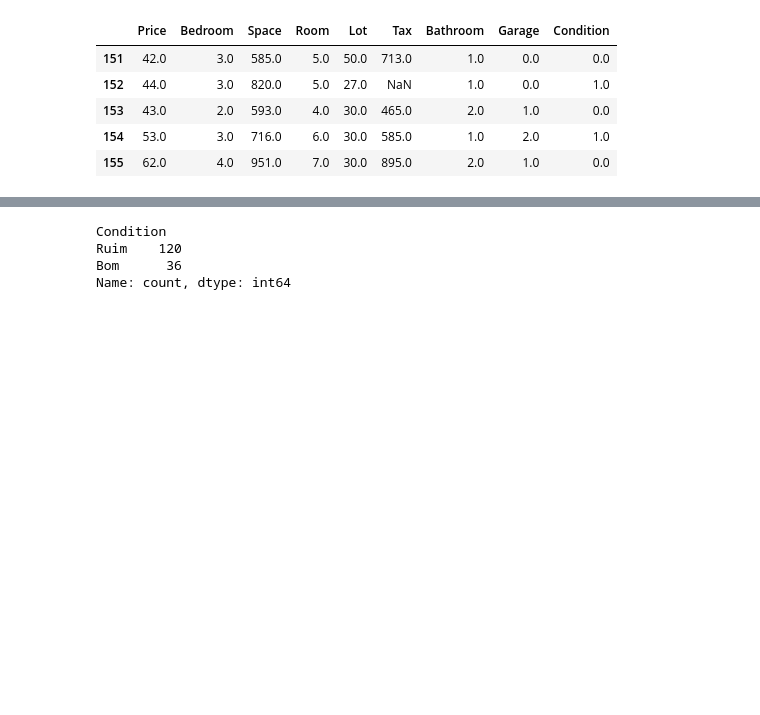
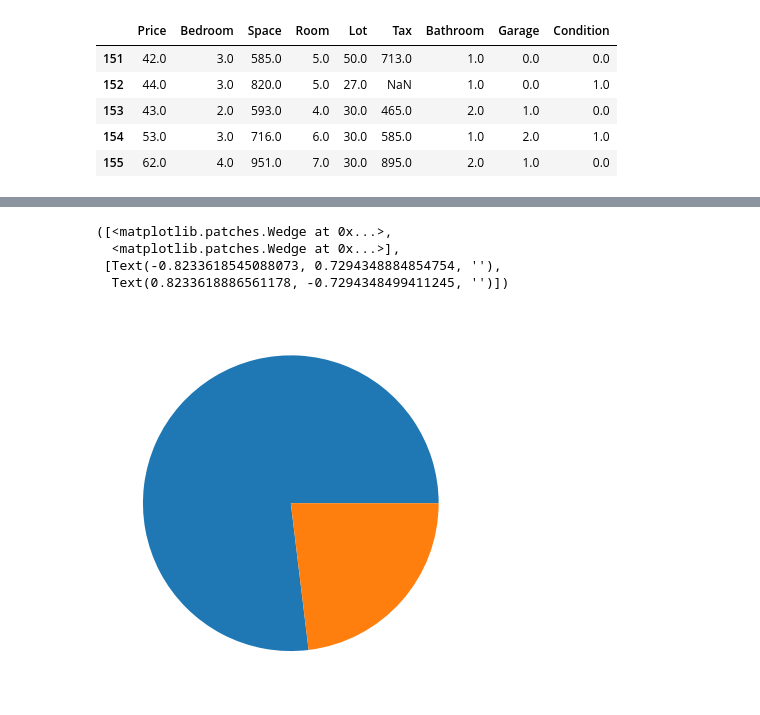
Before and after one commit to CaioJohnston/DataScience101, a Jupyter notebook: DataScience101.ipynb, the cells around one changed output, grey strips where cells are left out. Cells and saved outputs as stored; diff of their text form; code cells hidden in the pictures; blank space fills up the shorter version.

```diff
--- a/DataScience101.ipynb
+++ b/DataScience101.ipynb
@@ -190,7 +248,8 @@ df['Condition']= df['Condition'].replace({0: 'Ruim', 1: 'Bom'})
 # %%
-df['Condition'].value_counts()
+plt.pie(df['Condition'].value_counts())
 # %% [output]
-Condition
-Ruim    120
-Bom      36
-Name: count, dtype: int64
+([<matplotlib.patches.Wedge at 0x...>,
+  <matplotlib.patches.Wedge at 0x...>],
+ [Text(-0.8233618545088073, 0.7294348884854754, ''),
+  Text(0.8233618886561178, -0.7294348499411245, '')])
+[figure, added]
```
Also changed, not shown: parts of 55 cells of this notebook, 1 other file.
